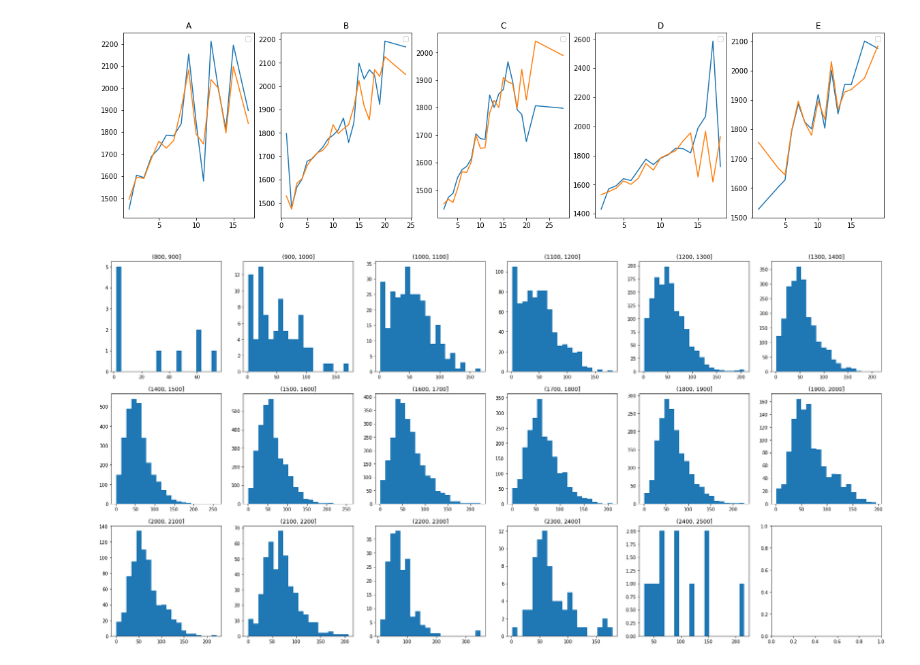
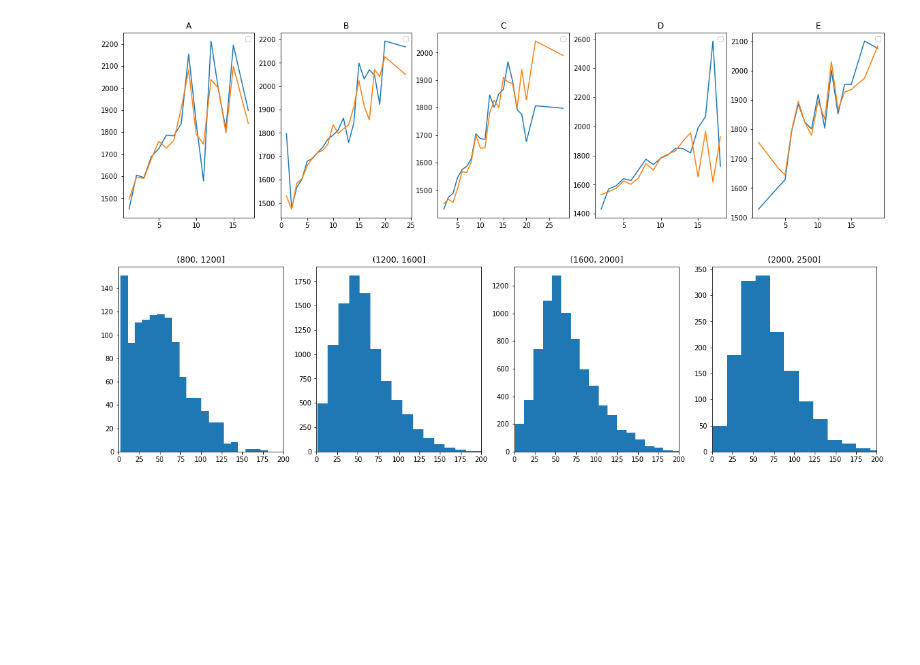
Before and after one commit to juleshansen/chess_prediction, a Jupyter notebook: chess.ipynb, the cells around one changed output. Drawn from its saved outputs; the diff is of its cells as text; code cells hidden in the pictures; blank space fills up the shorter version.

```diff
--- a/chess.ipynb
+++ b/chess.ipynb
@@ -58,3 +81,7 @@ ax = games['opening_name'].value_counts()[:29].plot.bar()
 openings = games['opening_name'].value_counts()
 vant = games[games['opening_name'] == openings.keys()[0]]
 sicilian = games[games['opening_name'] == openings.keys()[1]]
+openings.keys()[0]
+opening_df = games[games['opening_name'] == openings.keys()[0]]
+bar_values = opening_df.groupby('winner').count()['id']
+bar_values
@@ -63,6 +96,9 @@ bins = ['white','black','draw']
 fig, ax = plt.subplots(4,5,figsize=(20,20))
 ax = ax.flatten()
 for i in range(20):
-    ax[i].hist(games[games['opening_name'] == openings.keys()[i]]['winner'])
+    opening_df = games[games['opening_name'] == openings.keys()[i]]
+    bar_values = opening_df.groupby('winner').count()['id']
+    bar_values = bar_values.reindex(index = bins)
+    ax[i].bar(bins, bar_values, color = ['w','k','gray'], edgecolor = 'k', tick_label = ['White','Black','Draw'])
     ax[i].set_title(openings.keys()[i])
 # %% [output]
@@ -75,0 +106,12 @@ Text(0.5, 1.0, 'Sicilian Defense: Bowdler Attack')
+# %%
+white_move = games.groupby('white_first_move')
+# fig, ax = plt.subplots(4,5,figsize=(20,20))
+white_move_groups = list(white_move.groups.keys())
+fig, ax = plt.subplots(4,5,figsize=(20,20))
+ax = ax.flatten()
+for i in range(20):
+    opening_df = games[games['white_first_move'] == white_move_groups[i]]
+    bar_values = opening_df.groupby('winner').count()['id']
+    bar_values = bar_values.reindex(index = bins)
+    ax[i].bar(bins, bar_values, color = ['w','k','gray'], edgecolor = 'k')
+    ax[i].set_title(white_move_groups[i])
@@ -347,7 +397,7 @@ games['average_rating'] = (games['white_rating']+games['black_rating'])/2
 games['rating_diff_abs'] = games['rating_differential'].apply(lambda x: abs(x))
 # %%
 # Sort games dataframe into sections based on ELO in range(750,2750,250)
-games['elo_range'] = pd.cut(games['average_rating'],range(800,2501,100))
+games['elo_range'] = pd.cut(games['average_rating'],[800,1200,1600,2000,2500])
 elo_groups = games.groupby('elo_range')
 elo_group_names = elo_groups.groups
 elo_keys = list(elo_group_names.keys())
@@ -356,11 +406,12 @@ for i in range(len(elo_keys)):
     elo_dfs.append(elo_groups.get_group(elo_keys[i]))
 # %%
 # compare length of games and opening ply across elo ranges
-fig, ax = plt.subplots(3,6, figsize = (30,15))
+fig, ax = plt.subplots(1,4, figsize = (20,5))
 ax = ax.flatten()
 for i in range(len(elo_dfs)):
     elo_range = elo_dfs[i]
     ax[i].hist(elo_range['turns'],bins=20)
     ax[i].set_title(elo_keys[i])
+    ax[i].set_xlim(0,200)
 # %% [output]
-[figure, old version]
+[figure, new version]
```
Also changed, not shown: parts of 29 cells of this notebook, 4 other files.
